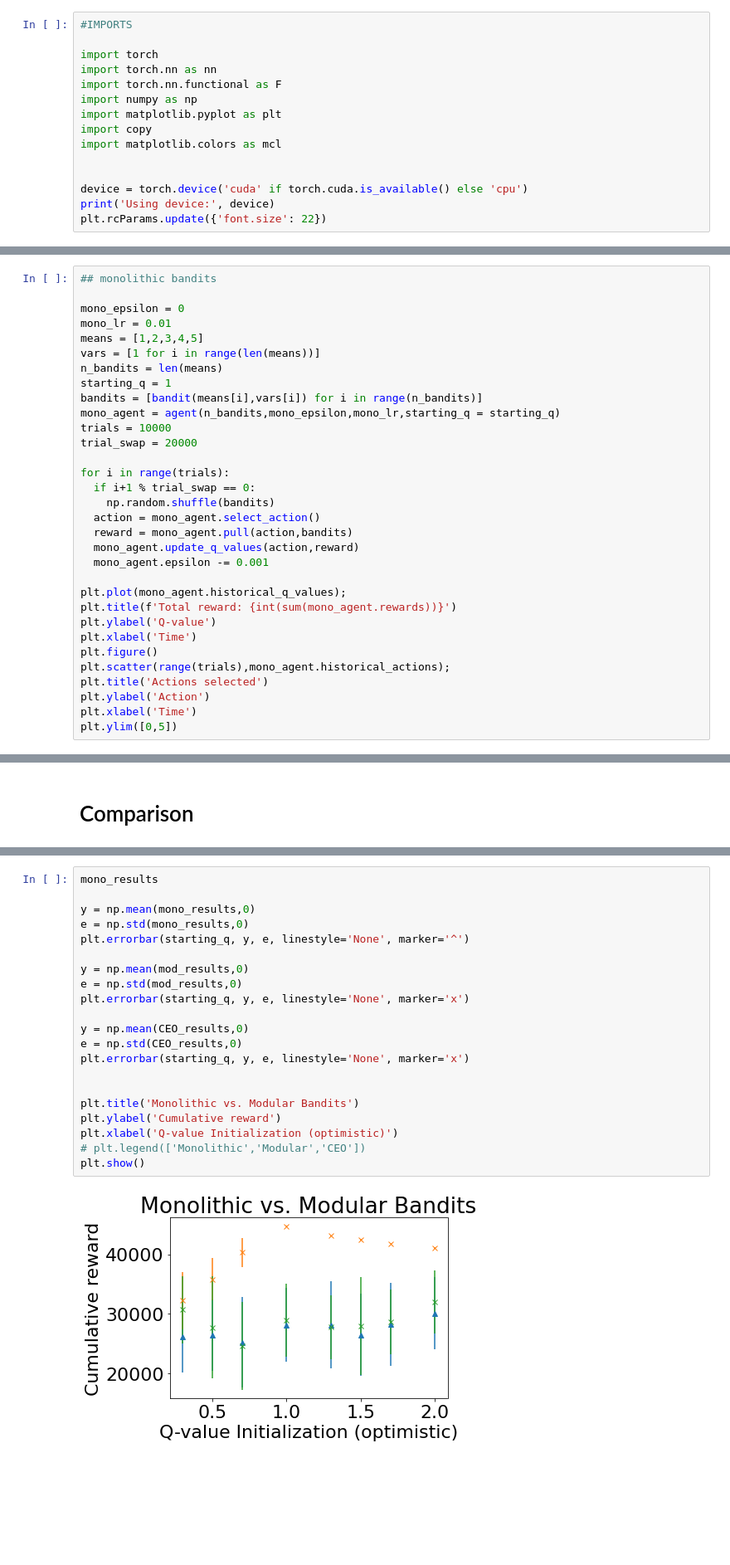
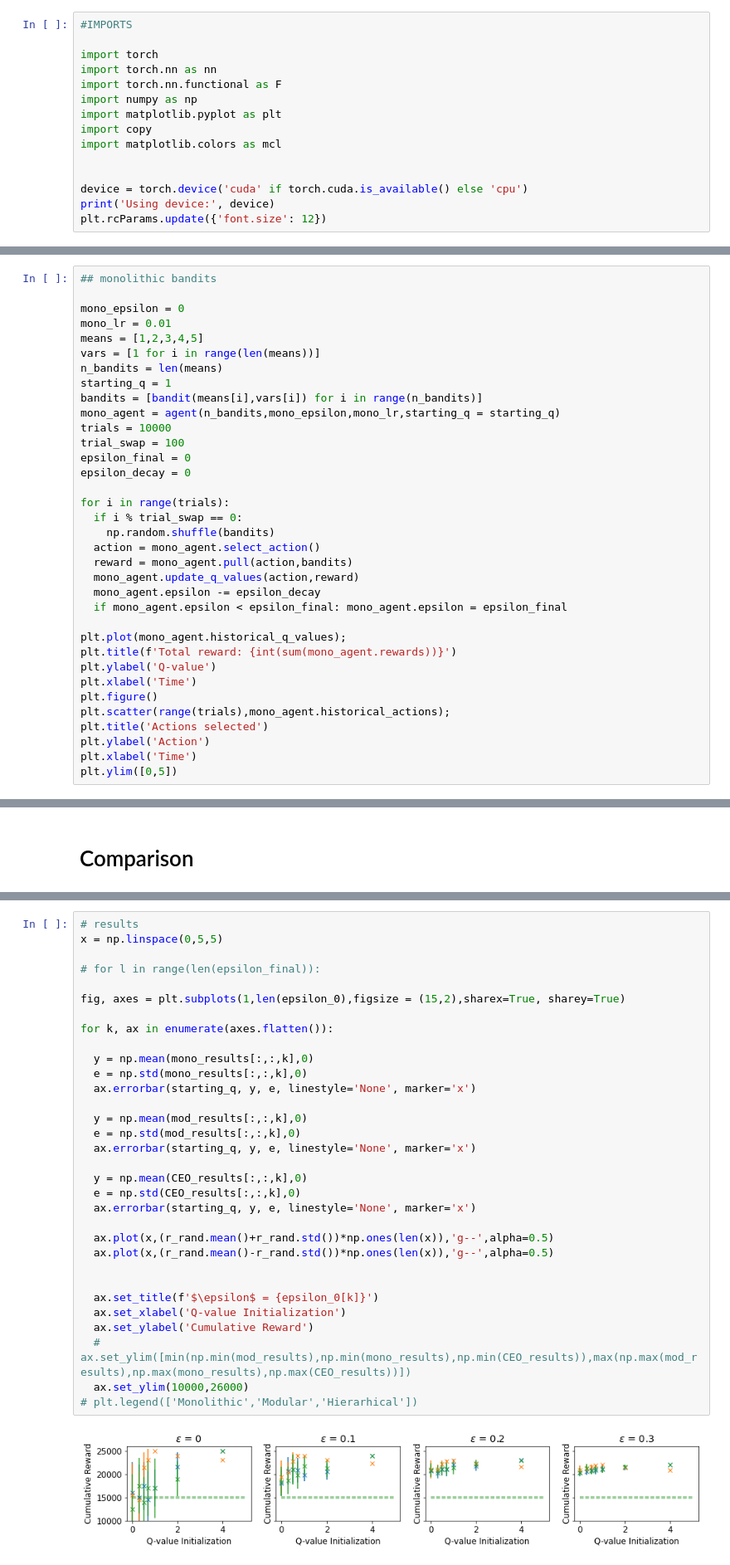
Before and after one commit to zdulbz/Multiple-Selves, a Jupyter notebook: Bandits.ipynb, the cells around one changed output, grey strips where cells are left out. Shown at 83% size. Drawn from its saved outputs; the diff is of its cells as text; blank space fills up the shorter version.

```diff
--- a/Bandits.ipynb
+++ b/Bandits.ipynb
@@ -14,7 +16,7 @@ import matplotlib.colors as mcl
 
 device = torch.device('cuda' if torch.cuda.is_available() else 'cpu')
 print('Using device:', device)
-plt.rcParams.update({'font.size': 22})
+plt.rcParams.update({'font.size': 12})
 # %% [output]
 Using device: cpu
 # %%
@@ -73,15 +75,18 @@ starting_q = 1
 bandits = [bandit(means[i],vars[i]) for i in range(n_bandits)]
 mono_agent = agent(n_bandits,mono_epsilon,mono_lr,starting_q = starting_q)
 trials = 10000
-trial_swap = 20000
+trial_swap = 100
+epsilon_final = 0
+epsilon_decay = 0
 
 for i in range(trials):
-  if i+1 % trial_swap == 0:
+  if i % trial_swap == 0:
     np.random.shuffle(bandits)
   action = mono_agent.select_action()
   reward = mono_agent.pull(action,bandits)
   mono_agent.update_q_values(action,reward)
-  mono_agent.epsilon -= 0.001
+  mono_agent.epsilon -= epsilon_decay
+  if mono_agent.epsilon < epsilon_final: mono_agent.epsilon = epsilon_final
 
 plt.plot(mono_agent.historical_q_values);
 plt.title(f'Total reward: {int(sum(mono_agent.rewards))}')
@@ -270,23 +316,34 @@ for i in range(repeats):
 # %%
-mono_results
+# results
+x = np.linspace(0,5,5)
 
-y = np.mean(mono_results,0)
-e = np.std(mono_results,0)
-plt.errorbar(starting_q, y, e, linestyle='None', marker='^')
+# for l in range(len(epsilon_final)):
 
-y = np.mean(mod_results,0)
-e = np.std(mod_results,0)
-plt.errorbar(starting_q, y, e, linestyle='None', marker='x')
+fig, axes = plt.subplots(1,len(epsilon_0),figsize = (15,2),sharex=True, sharey=True)
 
-y = np.mean(CEO_results,0)
-e = np.std(CEO_results,0)
-plt.errorbar(starting_q, y, e, linestyle='None', marker='x')
+for k, ax in enumerate(axes.flatten()):
+
+  y = np.mean(mono_results[:,:,k],0)
+  e = np.std(mono_results[:,:,k],0)
+  ax.errorbar(starting_q, y, e, linestyle='None', marker='x')
+
+  y = np.mean(mod_results[:,:,k],0)
+  e = np.std(mod_results[:,:,k],0)
+  ax.errorbar(starting_q, y, e, linestyle='None', marker='x')
+
+  y = np.mean(CEO_results[:,:,k],0)
+  e = np.std(CEO_results[:,:,k],0)
+  ax.errorbar(starting_q, y, e, linestyle='None', marker='x')
+
+  ax.plot(x,(r_rand.mean()+r_rand.std())*np.ones(len(x)),'g--',alpha=0.5)
+  ax.plot(x,(r_rand.mean()-r_rand.std())*np.ones(len(x)),'g--',alpha=0.5)
 
 
-plt.title('Monolithic vs. Modular Bandits')
-plt.ylabel('Cumulative reward')
-plt.xlabel('Q-value Initialization (optimistic)')
-# plt.legend(['Monolithic','Modular','CEO'])
-plt.show()
+  ax.set_title(f'$\epsilon$ = {epsilon_0[k]}')
+  ax.set_xlabel('Q-value Initialization')
+  ax.set_ylabel('Cumulative Reward')
+  # ax.set_ylim([min(np.min(mod_results),np.min(mono_results),np.min(CEO_results)),max(np.max(mod_results),np.max(mono_results),np.max(CEO_results))])
+  ax.set_ylim(10000,26000)
+# plt.legend(['Monolithic','Modular','Hierarhical'])
 # %% [output]
-[figure, old version]
+[figure, new version]
```
Also changed, not shown: parts of 8 cells of this notebook.
